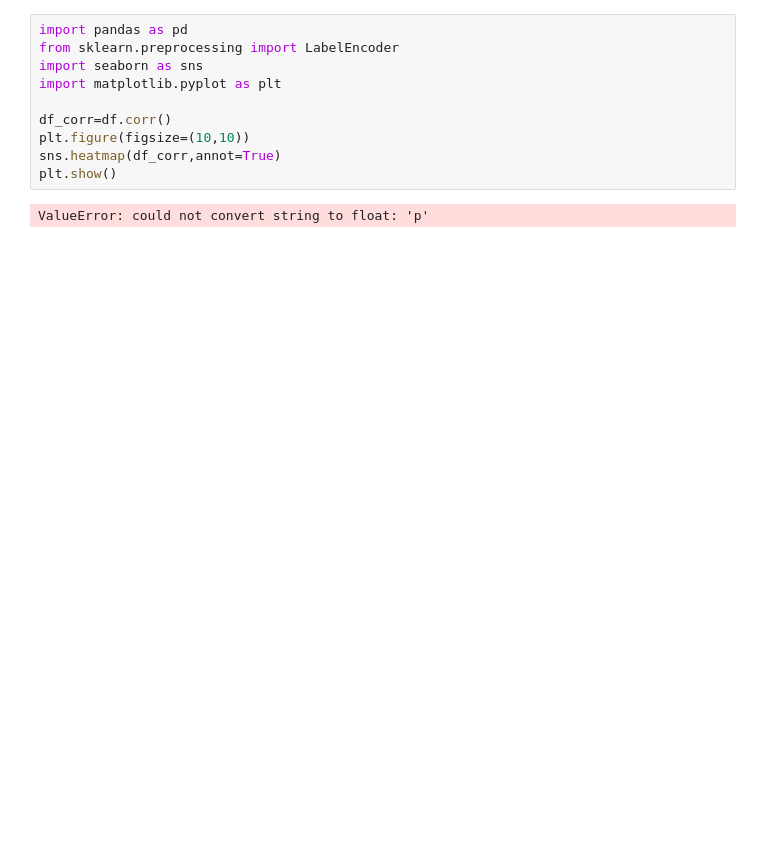
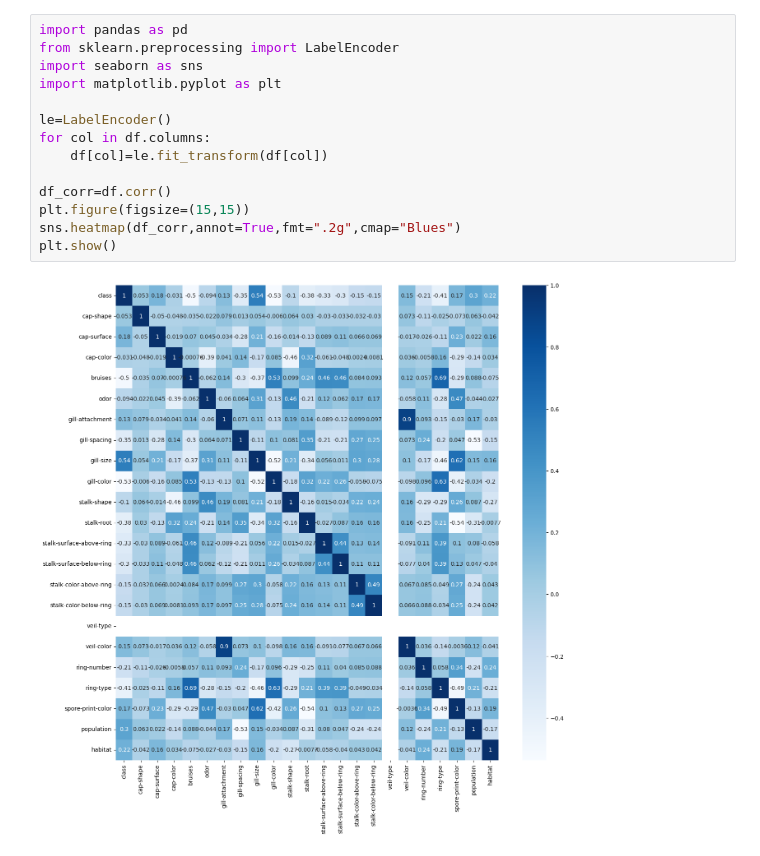
Before and after one commit to mayankraj25/CasualPortfolio, a Jupyter notebook: Mushroom_Classification.ipynb, the cells around one changed output. Saved outputs shown, nothing was run; the diff lists cells and outputs as text; blank space fills up the shorter version.

```diff
--- a/Mushroom_Classification.ipynb
+++ b/Mushroom_Classification.ipynb
@@ -66,12 +57,16 @@ dtype: int64
 # %%
 import pandas as pd
 from sklearn.preprocessing import LabelEncoder
 import seaborn as sns
 import matplotlib.pyplot as plt
 
+le=LabelEncoder()
+for col in df.columns:
+    df[col]=le.fit_transform(df[col])
+
 df_corr=df.corr()
-plt.figure(figsize=(10,10))
-sns.heatmap(df_corr,annot=True)
+plt.figure(figsize=(15,15))
+sns.heatmap(df_corr,annot=True,fmt=".2g",cmap="Blues")
 plt.show()
 # %% [output]
-ValueError: could not convert string to float: 'p'
+[figure, added]
```
Also changed, not shown: parts of 5 cells of this notebook.
